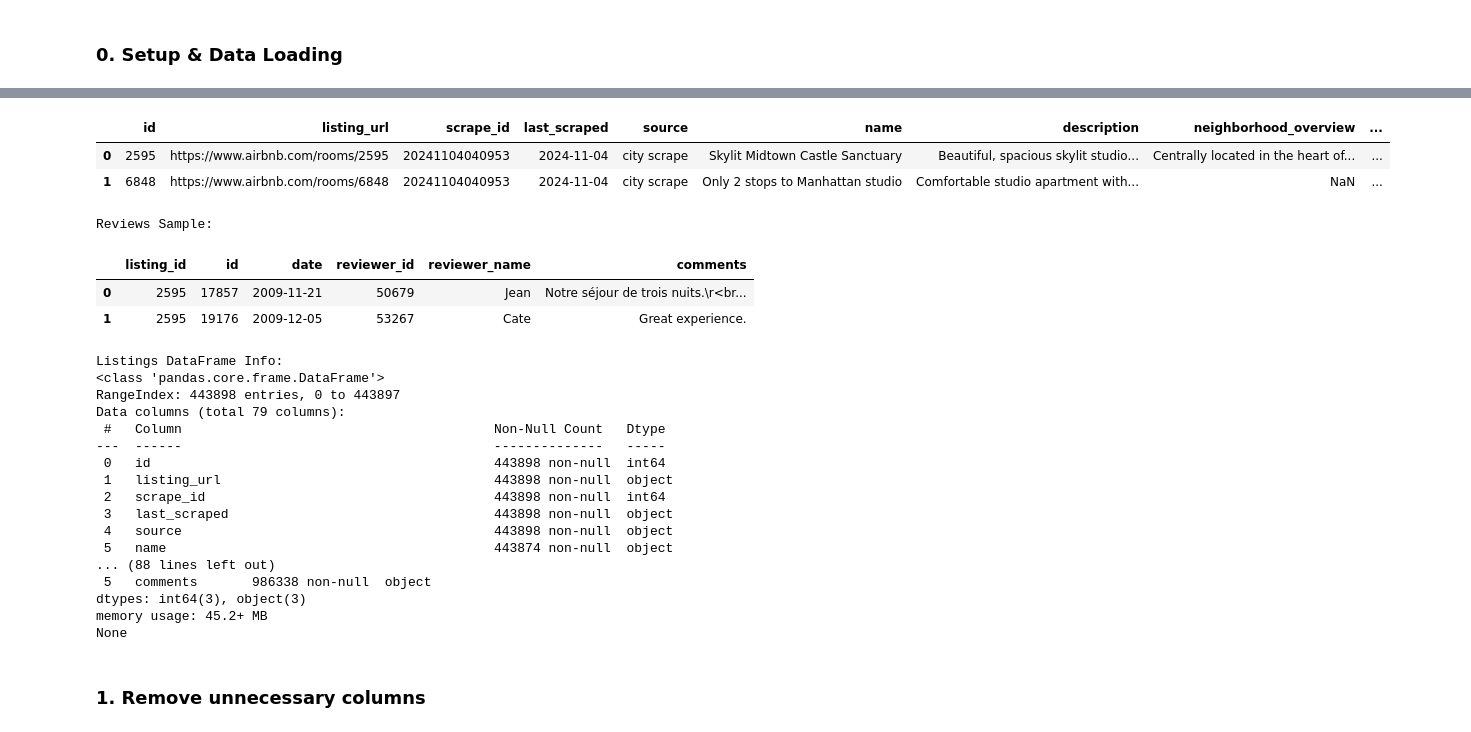
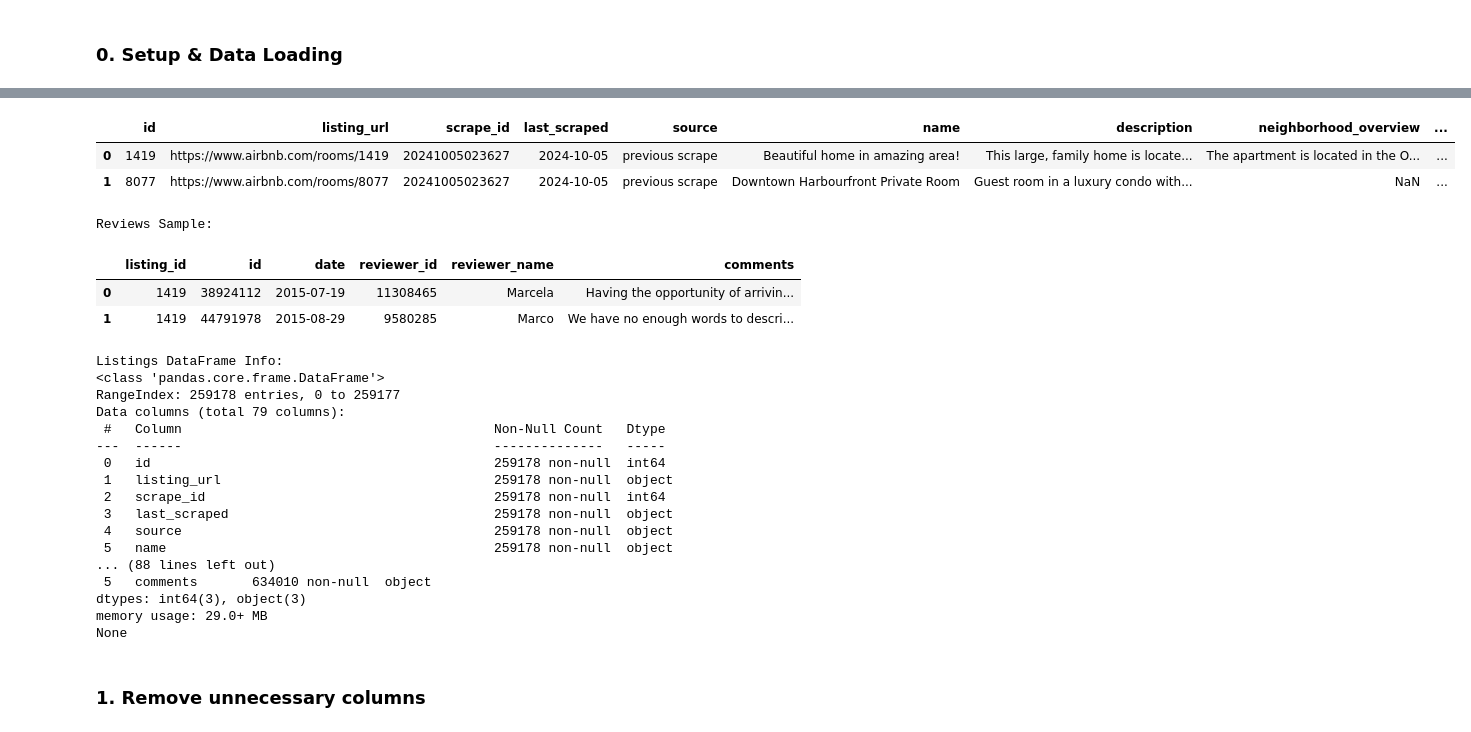
Before and after one commit to arvindsuresh-math/AirBnB-Price-Recommender, a Jupyter notebook: notebooks/01_data_cleaning_oct_11.ipynb, the cells around one changed output, grey strips where cells are left out. Cells and saved outputs as stored; diff of their text form; code cells hidden in the pictures.

```diff
--- a/notebooks/01_data_cleaning_oct_11.ipynb
+++ b/notebooks/01_data_cleaning_oct_11.ipynb
@@ -14,7 +14,7 @@ import glob
 
 # --- Configuration ---
 # Parent directory containing the 'listings-YY-MM.csv' files and '{CITY}-reviews-detailed...csv'
-CITY = "nyc"
+CITY = "toronto"
 INPUT_DATA_DIR = os.path.expanduser(f"~/Downloads/insideairbnb/{CITY}")
 OUTPUT_DATA_DIR = os.path.expanduser(f"../data/{CITY}")
 OUTPUT_FILENAME = f"{CITY}_dataset_oct_17.parquet"
@@ -66,28 +66,28 @@ Successfully loaded 986,597 reviews.
 
 Listings Sample:
 |  | id | listing_url | scrape_id | last_scraped | source | name | description | neighborhood_overview | ... |
-| 0 | 2595 | https://www.airbnb.com/rooms/2595 | 20241104040953 | 2024-11-04 | city scrape | Skylit Midtown Castle Sanctuary | Beautiful, spacious skylit studio... | Centrally located in the heart of... | ... |
-| 1 | 6848 | https://www.airbnb.com/rooms/6848 | 20241104040953 | 2024-11-04 | city scrape | Only 2 stops to Manhattan studio | Comfortable studio apartment with... | NaN | ... |
+| 0 | 1419 | https://www.airbnb.com/rooms/1419 | 20241005023627 | 2024-10-05 | previous scrape | Beautiful home in amazing area! | This large, family home is locate... | The apartment is located in the O... | ... |
+| 1 | 8077 | https://www.airbnb.com/rooms/8077 | 20241005023627 | 2024-10-05 | previous scrape | Downtown Harbourfront Private Room | Guest room in a luxury condo with... | NaN | ... |
 Reviews Sample:
 |  | listing_id | id | date | reviewer_id | reviewer_name | comments |
-| 0 | 2595 | 17857 | 2009-11-21 | 50679 | Jean | Notre séjour de trois nuits.\r<br... |
-| 1 | 2595 | 19176 | 2009-12-05 | 53267 | Cate | Great experience. |
+| 0 | 1419 | 38924112 | 2015-07-19 | 11308465 | Marcela | Having the opportunity of arrivin... |
+| 1 | 1419 | 44791978 | 2015-08-29 | 9580285 | Marco | We have no enough words to descri... |
 Listings DataFrame Info:
 <class 'pandas.core.frame.DataFrame'>
-RangeIndex: 443898 entries, 0 to 443897
+RangeIndex: 259178 entries, 0 to 259177
 Data columns (total 79 columns):
  #   Column                                        Non-Null Count   Dtype
 ---  ------                                        --------------   -----
- 0   id                                            443898 non-null  int64
- 1   listing_url                                   443898 non-null  object
- 2   scrape_id                                     443898 non-null  int64
- 3   last_scraped                                  443898 non-null  object
- 4   source                                        443898 non-null  object
- 5   name                                          443874 non-null  object
+ 0   id                                            259178 non-null  int64
+ 1   listing_url                                   259178 non-null  object
+ 2   scrape_id                                     259178 non-null  int64
+ 3   last_scraped                                  259178 non-null  object
+ 4   source                                        259178 non-null  object
+ 5   name                                          259178 non-null  object
 ... (88 lines left out)
- 5   comments       986338 non-null  object
+ 5   comments       634010 non-null  object
 dtypes: int64(3), object(3)
-memory usage: 45.2+ MB
+memory usage: 29.0+ MB
 None
 # %% [markdown]
 ### 1. Remove unnecessary columns
```
Also changed, not shown: parts of 11 cells of this notebook, 14 other files.
